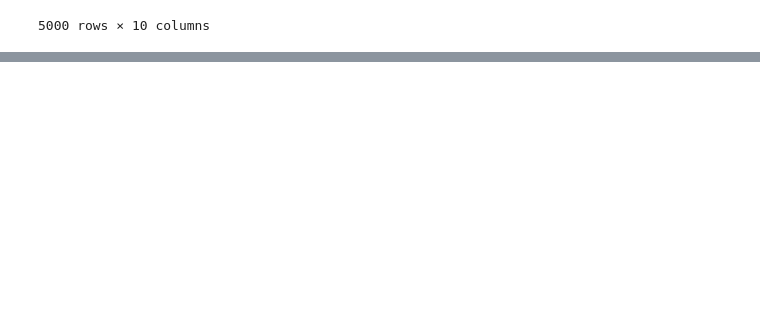
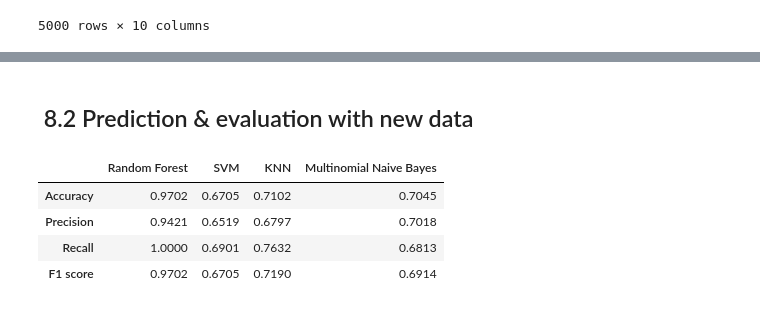
Before and after one commit to gaizzzzz/IntroToDS_FinalProject, a Jupyter notebook: notebooks/4.0-data-modelling.ipynb, the cells around one changed output, grey strips where cells are left out. Cells and saved outputs as stored; diff of their text form; code cells hidden in the pictures; blank space fills up the shorter version.

```diff
--- a/notebooks/4.0-data-modelling.ipynb
+++ b/notebooks/4.0-data-modelling.ipynb
@@ -372,0 +168,35 @@ Random Forest tốt nhất
+# %% [markdown]
+## &nbsp;8.2 Prediction & evaluation with new data
+# %%
+#Prediction
+X_train, X_test, y_train, y_test = train_test_split(X, y, test_size=0.2, random_state=42)
+
+y_preds = {}
+for model, name in zip(models, model_names):
+    model.fit(X_train, y_train)
+    y_pred = model.predict(X_test)
+    y_preds[name] = y_pred
+
+#Evaluation
+pos_label = 'Successful'
+
+results = []
+for model in model_names:
+    y_pred = y_preds[model]
+    accuracy = accuracy_score(y_test, y_pred).__round__(4)
+    precision = precision_score(y_test, y_pred, pos_label=pos_label).__round__(4)
+    recall = recall_score(y_test, y_pred, pos_label=pos_label).__round__(4)
+    f1score = f1_score(y_test, y_pred, pos_label=pos_label).__round__(4)
+    results.append([accuracy, precision, recall, f1score])
+
+df_results = pd.DataFrame(results, columns=['Accuracy', 'Precision', 'Recall', 'F1 score'])
+
+df_results.index = model_names
+df_result = df_results.transpose()
+df_result
+# %% [output]
+|  | Random Forest | SVM | KNN | Multinomial Naive Bayes |
+| Accuracy | 0.9702 | 0.6705 | 0.7102 | 0.7045 |
+| Precision | 0.9421 | 0.6519 | 0.6797 | 0.7018 |
+| Recall | 1.0000 | 0.6901 | 0.7632 | 0.6813 |
+| F1 score | 0.9702 | 0.6705 | 0.7190 | 0.6914 |
```
Also changed, not shown: parts of 54 cells of this notebook.
